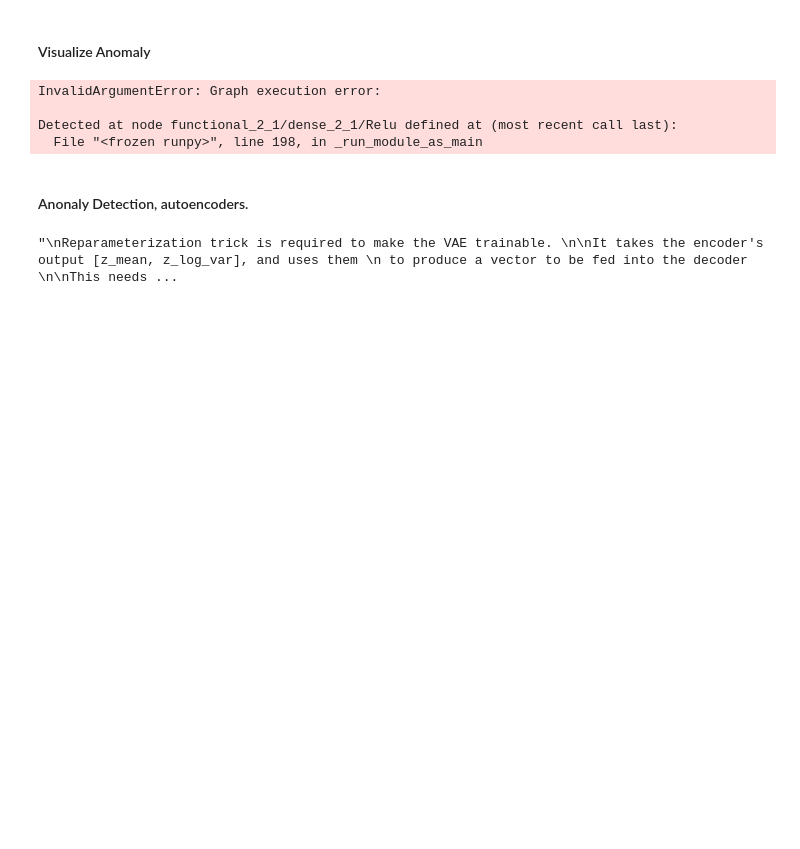
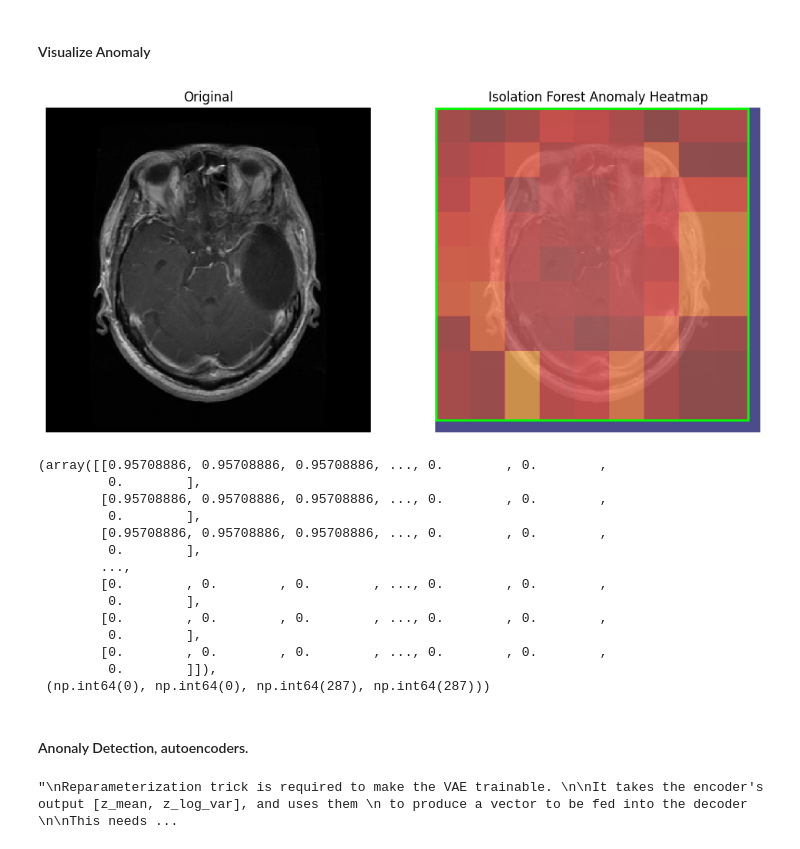
Before and after one commit to JalenRandleman/Brain_MRI_Tumor_Neural_Network_Classification, a Jupyter notebook: Final_Project_Code.ipynb, the cells around one changed output. Cells and saved outputs as stored; diff of their text form; code cells hidden in the pictures; blank space fills up the shorter version.

Commit message:
I have an image

```diff
--- a/Final_Project_Code.ipynb
+++ b/Final_Project_Code.ipynb
@@ -448,5 +448,11 @@ weighted avg     0.9076    0.8696    0.8741      1311
 # %% [markdown]
 #### Visualize Anomaly
+# %%
+feature_extractor = tf.keras.Model(
+    inputs=model.inputs,
+    outputs=model.get_layer(index=-2).output
+    # index=-2 gives Dense(64) layer
+)
 # %%
 # Patch Scoring
 
@@ -464,11 +470,15 @@ def extract_patch_features(image, patch_size=64, stride=32):
     patches = np.array(patches)
     return patches, coords
 # %%
+# Compute anomaly scores for each patch
+
 def score_patches(patches, iso, feature_extractor):
     patches = patches.astype("float32")
 
-    feats = feature_extractor.predict(patches, verbose=0)
-    feats = feats.reshape(len(patches, -1))
+    resized = tf.image.resize(patches, (299,299))
+
+    feats = feature_extractor.predict(resized, verbose=0)
+    feats = feats.reshape(len(resized), -1)
 
     scores = -iso.score_samples(feats)
     return scores
@@ -491,8 +505,10 @@ def heatmap_to_box(heatmap, thresh=0.5):
 # %%
 import matplotlib.patches as patches
 
+# Visualization
+
 def visualize_iso(image, heatmap, box=None):
-    fig, ax = plt.subplots(1, 2 , figsize(12,6))
+    fig, ax = plt.subplots(1, 2 , figsize=(12,6))
     ax[0].imshow(image)
     ax[0].set_title("Original")
     ax[0].axis("off")
@@ -522,13 +538,26 @@ def iso_visualize(model, iso, image):
 
     return heatmap, box
 # %%
-img = images[0]   # from your ts_gen batch
+# How to use
+
+img = images[15]   # from your ts_gen batch
 iso_visualize(model, iso, img)
 # %% [output]
+[figure, added]
-InvalidArgumentError: Graph execution error:
-
-Detected at node functional_2_1/dense_2_1/Relu defined at (most recent call last):
-  File "<frozen runpy>", line 198, in _run_module_as_main
+(array([[0.95708886, 0.95708886, 0.95708886, ..., 0.        , 0.        ,
+         0.        ],
+        [0.95708886, 0.95708886, 0.95708886, ..., 0.        , 0.        ,
+         0.        ],
+        [0.95708886, 0.95708886, 0.95708886, ..., 0.        , 0.        ,
+         0.        ],
+        ...,
+        [0.        , 0.        , 0.        , ..., 0.        , 0.        ,
+         0.        ],
+        [0.        , 0.        , 0.        , ..., 0.        , 0.        ,
+         0.        ],
+        [0.        , 0.        , 0.        , ..., 0.        , 0.        ,
+         0.        ]]),
+ (np.int64(0), np.int64(0), np.int64(287), np.int64(287)))
 # %% [markdown]
 #### Anonaly Detection, autoencoders.
 # %%
```
Also changed, not shown: parts of 13 cells of this notebook.
